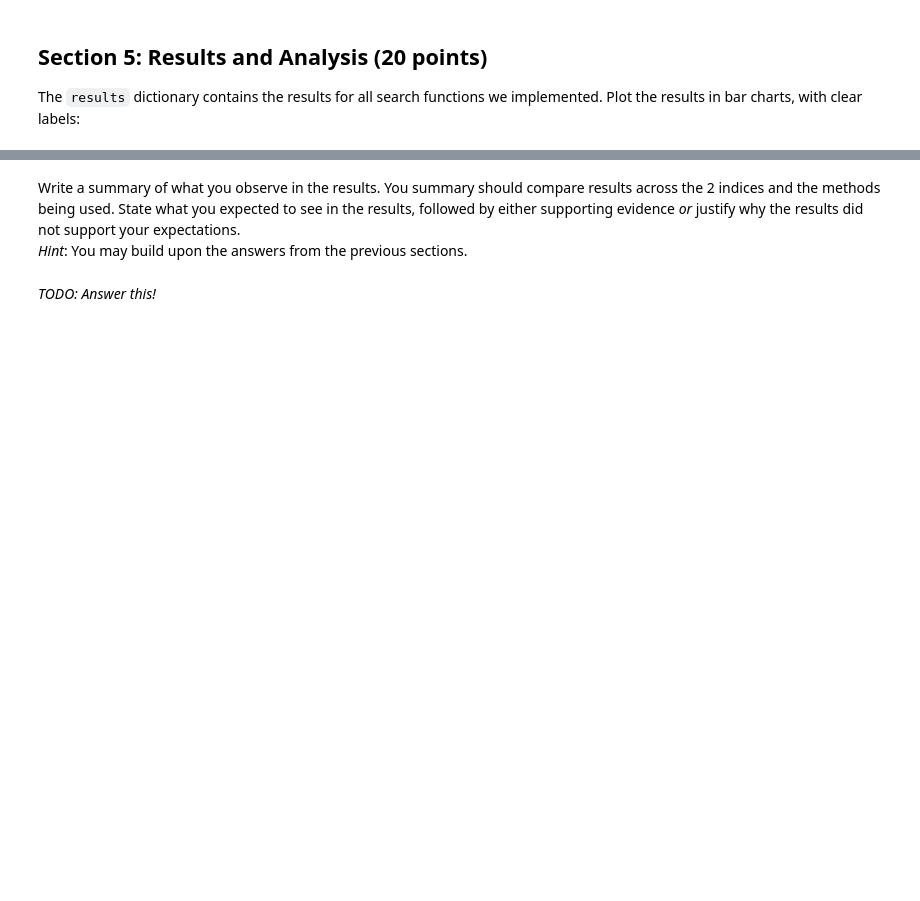
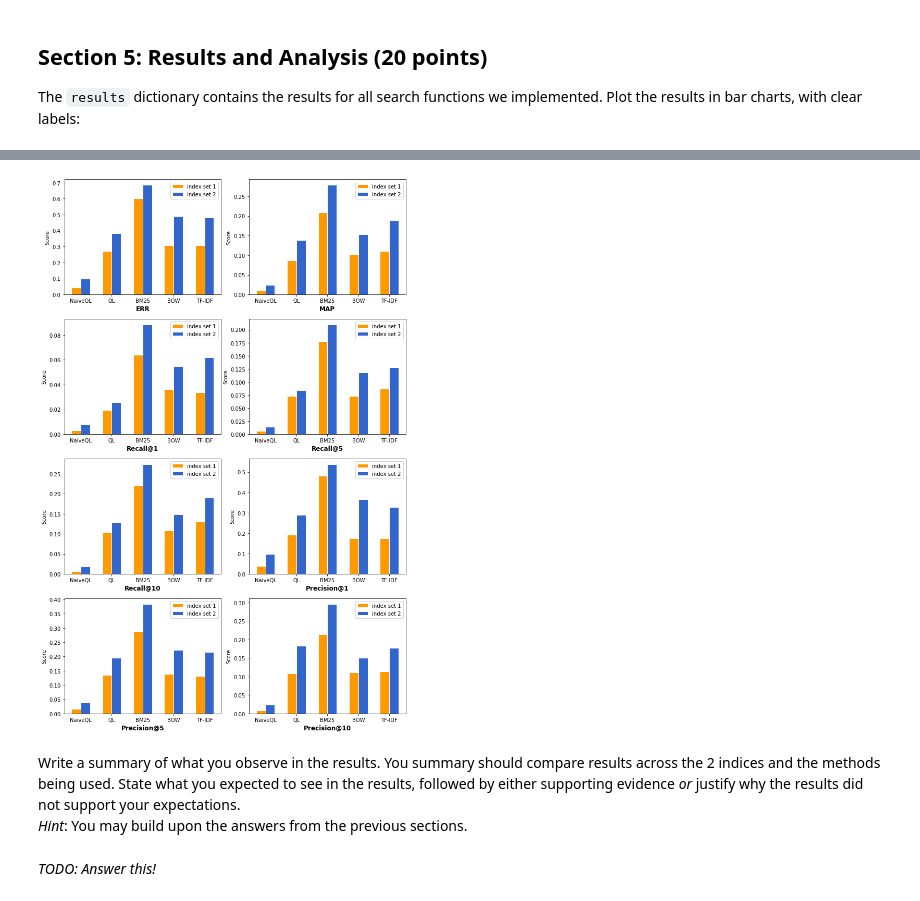
Before and after one commit to alex-lindt/information_retrieval, a Jupyter notebook: hw1.ipynb, the cells around one changed output, grey strips where cells are left out. Saved outputs shown, nothing was run; the diff lists cells and outputs as text; code cells hidden in the pictures; blank space fills up the shorter version.

```diff
--- a/hw1.ipynb
+++ b/hw1.ipynb
@@ -1258,3 +1293,47 @@ results
+# %%
+# TODO: Implement this! (20 points)
+def subplot_results(results, metric, ax):
+
+    # get results
+    result1 = [results[1][model][metric] for model in results[1]]
+    result2 = [results[2][model][metric] for model in results[2]]
+
+    # barwidth
+    w = 0.3
+
+    r1 = np.arange(len(result1))
+    r2 = [x + w for x in r1]
+
+    # plot
+    ax.bar(r1, result1, color='#ff9900', width=w, edgecolor='white', label='index set 1')
+    ax.bar(r2, result2, color='#3366cc', width=w, edgecolor='white', label='index set 2')
+
+    # add labels
+    ax.set_xlabel(metric, fontweight='bold', fontsize=12)
+    ax.set_ylabel("Score")
+    ax.set_xticks([r + w-0.15 for r in range(len(result1))])
+    ax.set_xticklabels(['NaiveQL', 'QL', 'BM25', 'BOW', 'TF-IDF'])
+    ax.legend()
+
+
+def plot_results(results):
+    fig, axs = plt.subplots(4, 2, figsize=(10, 15))
+
+    subplot_results(results, "ERR", ax=axs[0][0])
+    subplot_results(results, "MAP", ax=axs[0][1])
+    subplot_results(results, "Recall@1", ax=axs[1][0])
+    subplot_results(results, "Recall@5", ax=axs[1][1])
+    subplot_results(results, "Recall@10", ax=axs[2][0])
+    subplot_results(results, "Precision@1", ax=axs[2][1])
+    subplot_results(results, "Precision@5", ax=axs[3][0])
+    subplot_results(results, "Precision@10", ax=axs[3][1])
+
+    plt.tight_layout()
+    plt.show()
+
+plot_results(results)
+# %% [output]
+[figure, added]
 # %% [markdown]
 Write a summary of what you observe in the results.
 You summary should compare results across the 2 indices and the methods being used. State what you expected to see in the results, followed by either supporting evidence *or* justify why the results did not support your expectations.
```
Also changed, not shown: parts of 4 cells of this notebook.
